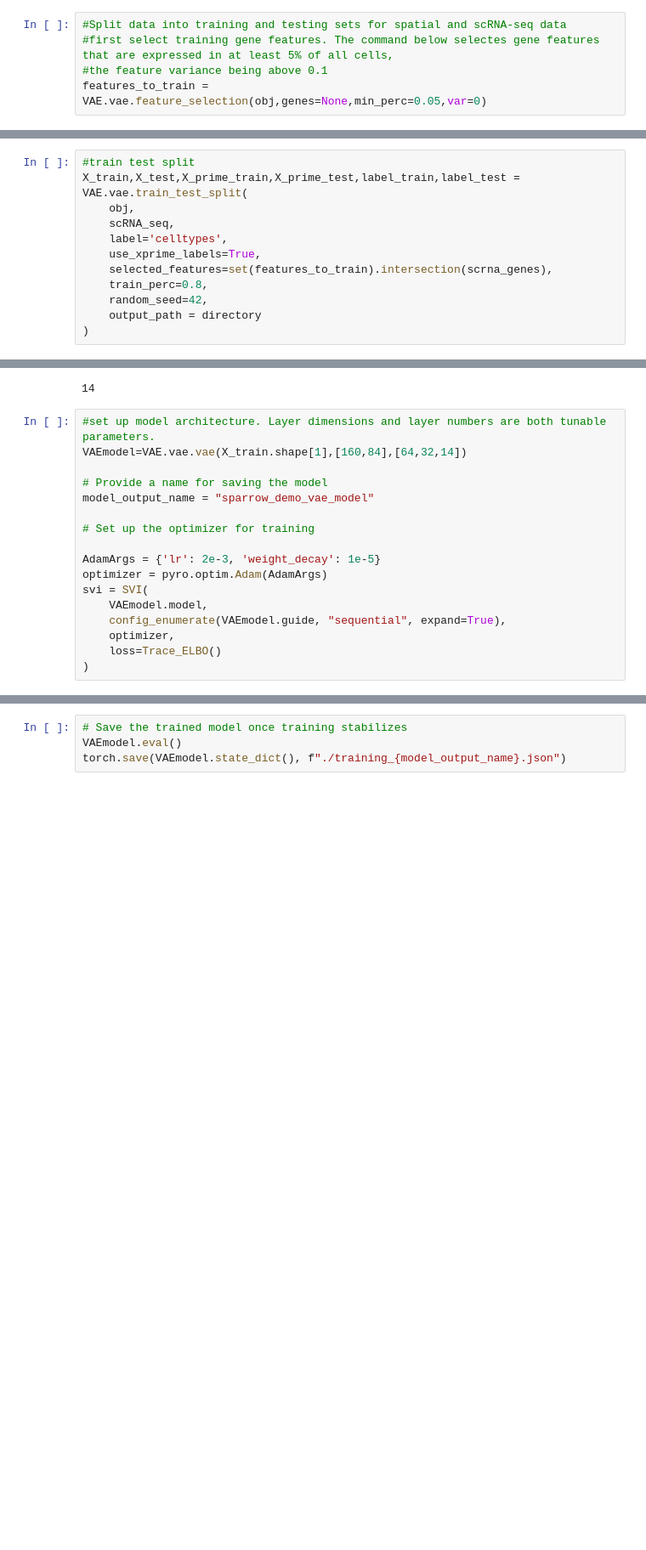
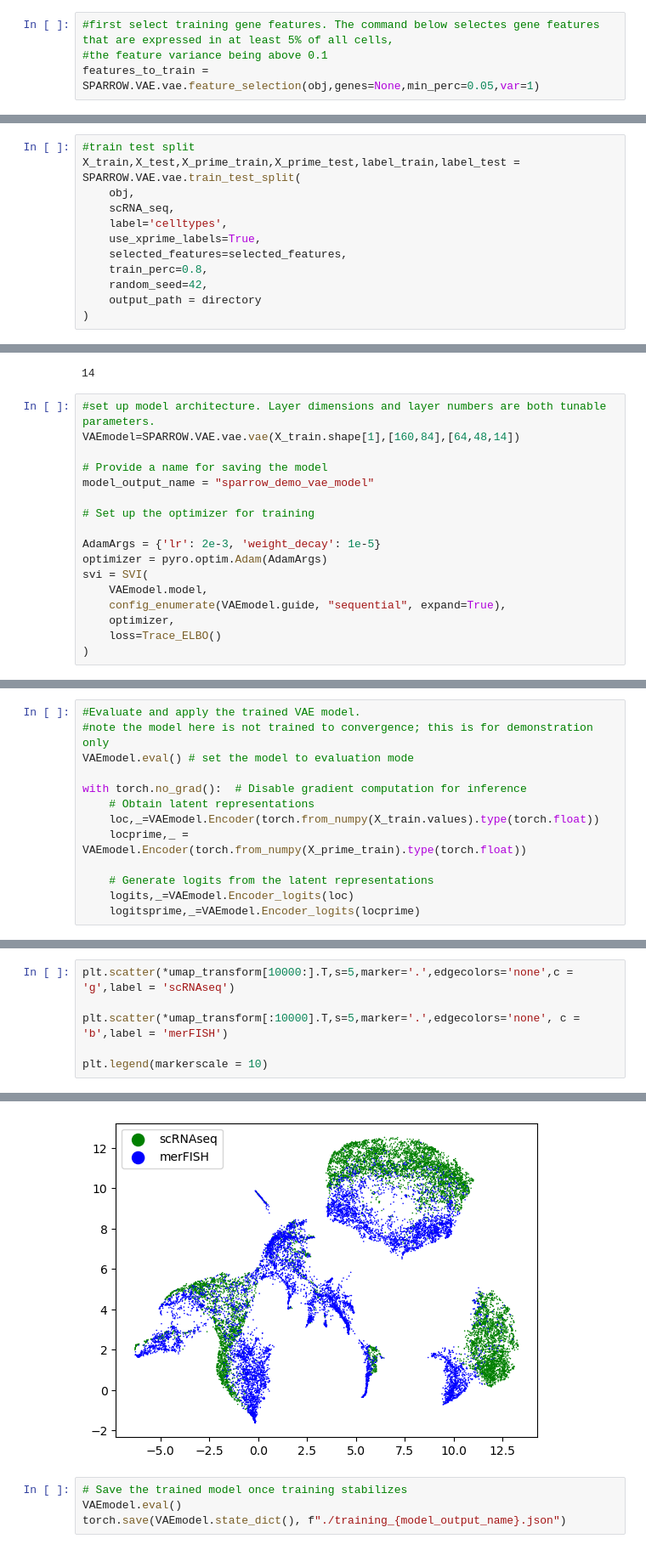
Before and after one commit to aifimmunology/SPARROW, a Jupyter notebook: 03_Train_VAE.ipynb, the cells around one changed output, grey strips where cells are left out. Shown at 85% size. Drawn from its saved outputs; the diff is of its cells as text; blank space fills up the shorter version.

```diff
--- a/03_Train_VAE.ipynb
+++ b/03_Train_VAE.ipynb
@@ -59,5 +70,4 @@ Index(['CD4', 'TNFRSF17', 'IL4R', 'TBX21', 'CLIC5', 'PILRA', 'OSM', 'LGALS2',
 # %%
-#Split data into training and testing sets for spatial and scRNA-seq data
 #first select training gene features. The command below selectes gene features that are expressed in at least 5% of all cells,
 #the feature variance being above 0.1
-features_to_train = VAE.vae.feature_selection(obj,genes=None,min_perc=0.05,var=0)
+features_to_train = SPARROW.VAE.vae.feature_selection(obj,genes=None,min_perc=0.05,var=1)
@@ -116,11 +81,11 @@ AnnData object with n_obs × n_vars = 253950 × 224
 # %%
 #train test split
-X_train,X_test,X_prime_train,X_prime_test,label_train,label_test = VAE.vae.train_test_split(
+X_train,X_test,X_prime_train,X_prime_test,label_train,label_test = SPARROW.VAE.vae.train_test_split(
     obj,
     scRNA_seq,
     label='celltypes',
     use_xprime_labels=True,
-    selected_features=set(features_to_train).intersection(scrna_genes),
+    selected_features=selected_features,
     train_perc=0.8,
     random_seed=42,
     output_path = directory
@@ -136,7 +101,7 @@ len(np.unique(scRNA_seq.obs))
 14
 # %%
 #set up model architecture. Layer dimensions and layer numbers are both tunable parameters.
-VAEmodel=VAE.vae.vae(X_train.shape[1],[160,84],[64,32,14])
+VAEmodel=SPARROW.VAE.vae.vae(X_train.shape[1],[160,84],[64,48,14])
 
 # Provide a name for saving the model
 model_output_name = "sparrow_demo_vae_model"
@@ -170,0 +127,13 @@ Text(0.5, 0, 'epoch')
+# %%
+#Evaluate and apply the trained VAE model.
+#note the model here is not trained to convergence; this is for demonstration only
+VAEmodel.eval() # set the model to evaluation mode
+
+with torch.no_grad():  # Disable gradient computation for inference
+    # Obtain latent representations
+    loc,_=VAEmodel.Encoder(torch.from_numpy(X_train.values).type(torch.float))
+    locprime,_ = VAEmodel.Encoder(torch.from_numpy(X_prime_train).type(torch.float))
+
+    # Generate logits from the latent representations
+    logits,_=VAEmodel.Encoder_logits(loc)
+    logitsprime,_=VAEmodel.Encoder_logits(locprime)
@@ -170,0 +189,7 @@ Text(0.5, 0, 'epoch')
+# %%
+plt.scatter(*umap_transform[10000:].T,s=5,marker='.',edgecolors='none',c = 'g',label = 'scRNAseq')
+
+plt.scatter(*umap_transform[:10000].T,s=5,marker='.',edgecolors='none', c = 'b',label = 'merFISH')
+
+plt.legend(markerscale = 10)
+# %% [output]
@@ -171,3 +197,4 @@ Text(0.5, 0, 'epoch')
+[figure, added]
 # %%
 # Save the trained model once training stabilizes
 VAEmodel.eval()
```
Also changed, not shown: parts of 24 cells of this notebook, 2 other files.
